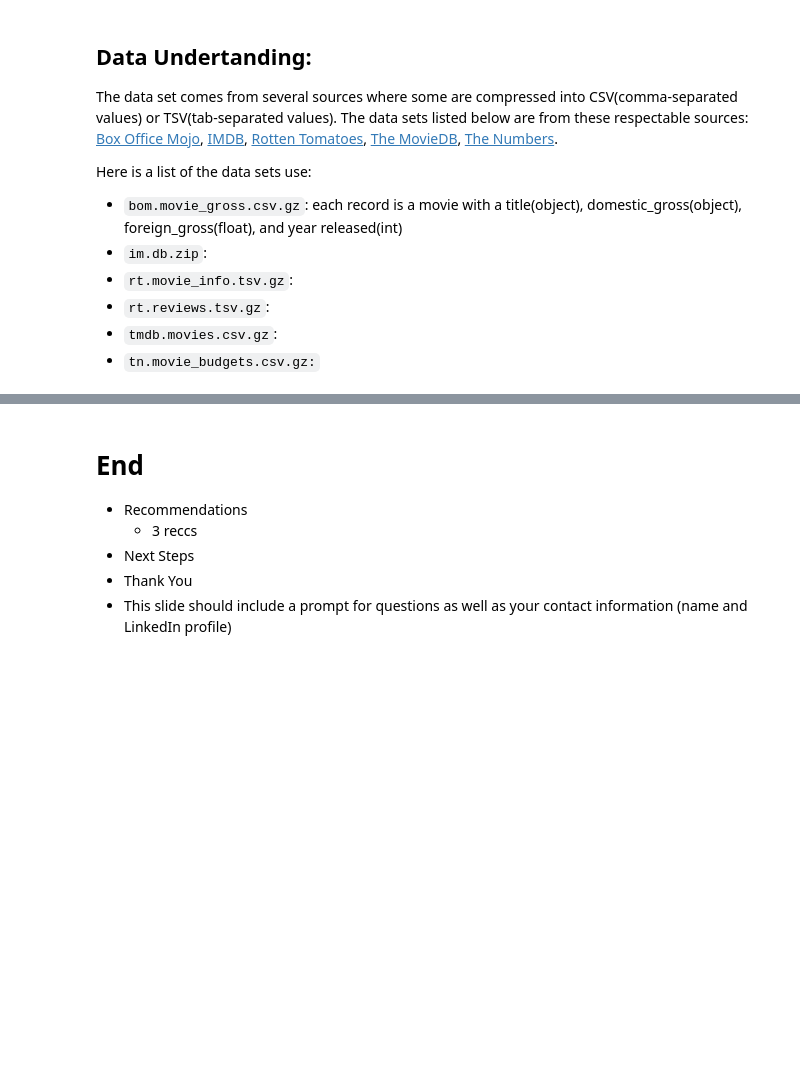
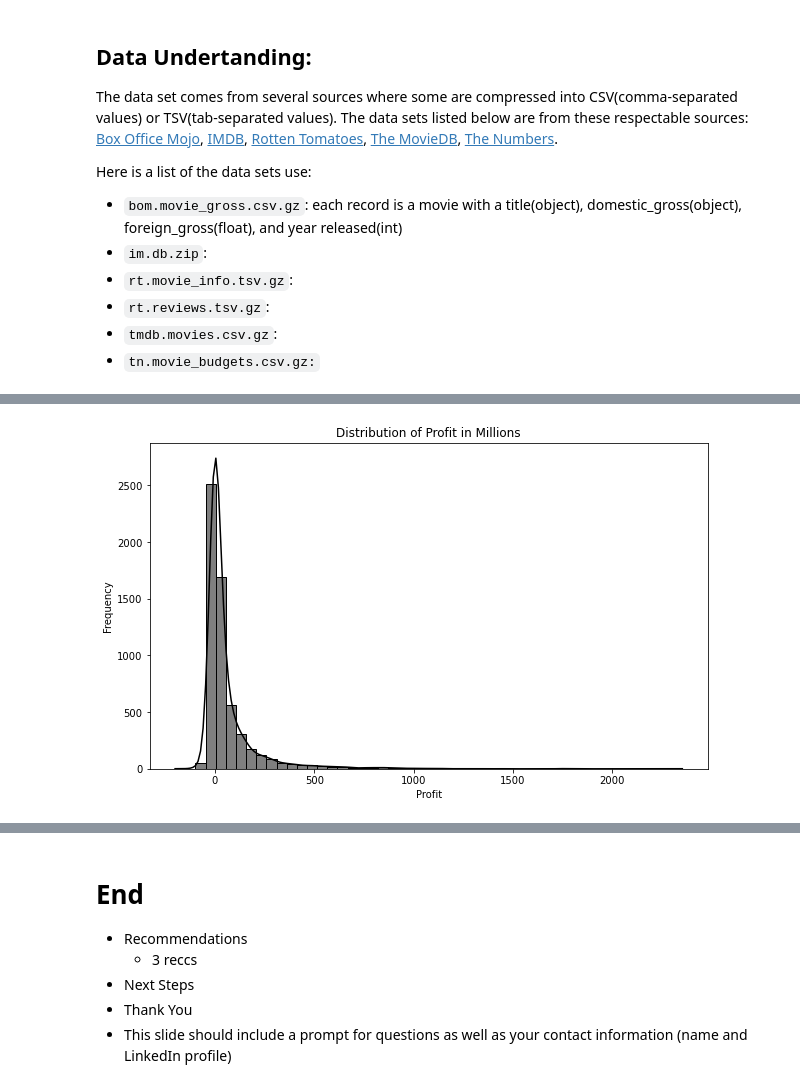
Before and after one commit to cupake01/ai_academy_capstone_project_group4, a Jupyter notebook: notebooks/folder-kelvin_cupay/Notebook Structure.ipynb, the cells around one changed output, grey strips where cells are left out. Cells and saved outputs as stored; diff of their text form; code cells hidden in the pictures; blank space fills up the shorter version.

```diff
--- a/notebooks/folder-kelvin_cupay/Notebook Structure.ipynb
+++ b/notebooks/folder-kelvin_cupay/Notebook Structure.ipynb
@@ -55,0 +151,2 @@ $create profit$
+# %%
+movie_budgets_df = pd.read_csv('../../data/tn.movie_budgets.csv.gz', encoding='latin1', index_col=0)
@@ -55,0 +326,14 @@ $create profit$
+# %%
+#Movie budget DF used as there is more data for the frequency analysis for profit- keep this
+
+# Clean the worldwide_gross column
+movie_budgets_df['worldwide_gross'] = movie_budgets_df['worldwide_gross'].str.replace('$', '').str.replace(',', '')
+
+# Convert the column to float
+movie_budgets_df['worldwide_gross'] = movie_budgets_df['worldwide_gross'].astype(float)
+
+# Clean the production_budget column
+movie_budgets_df['production_budget'] = movie_budgets_df['production_budget'].str.replace('$', '').str.replace(',', '')
+
+# Convert the column to float
+movie_budgets_df['production_budget'] = movie_budgets_df['production_budget'].astype(float)
@@ -55,0 +342,5 @@ $create profit$
+# %%
+#create profit
+movie_budgets_df['profit'] = movie_budgets_df['worldwide_gross'] - movie_budgets_df['production_budget']
+#represented in millions
+movie_budgets_df['profit'] = movie_budgets_df['profit'] / 1000000
@@ -55,0 +372,11 @@ $create profit$
+# %%
+# Draw a histogram for profit
+plt.figure(figsize=(10, 6))
+sns.histplot(data=movie_budgets_df, x='profit', kde=True, bins = 50,
+             color='black')
+plt.xlabel('Profit')
+plt.ylabel('Frequency')
+plt.title('Distribution of Profit in Millions')
+plt.show()
+# %% [output]
+[figure, added]
```
Also changed, not shown: parts of 85 cells of this notebook.
